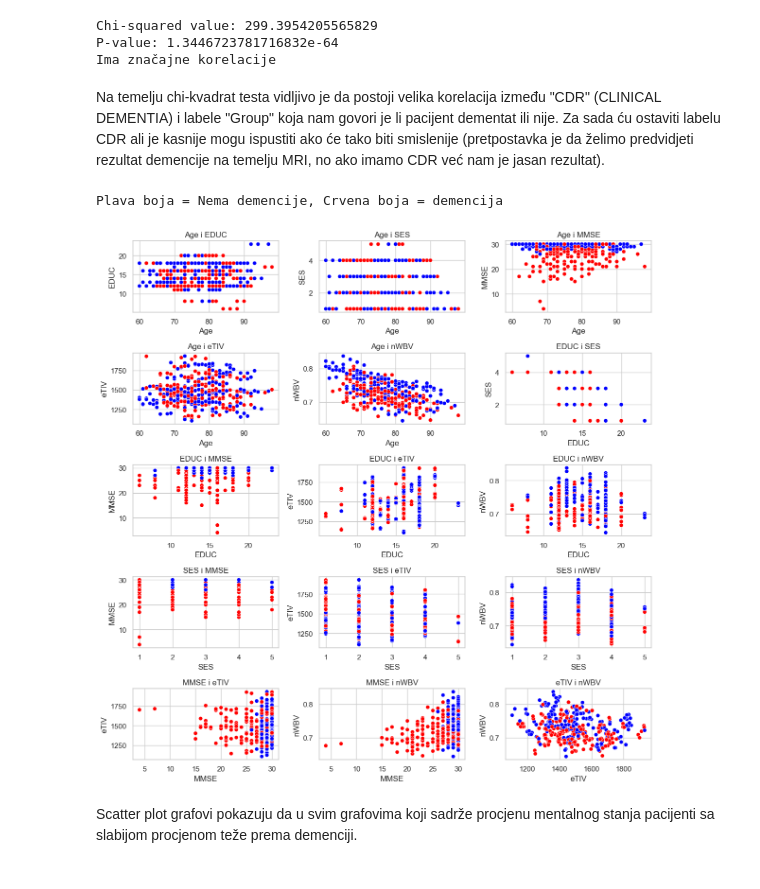
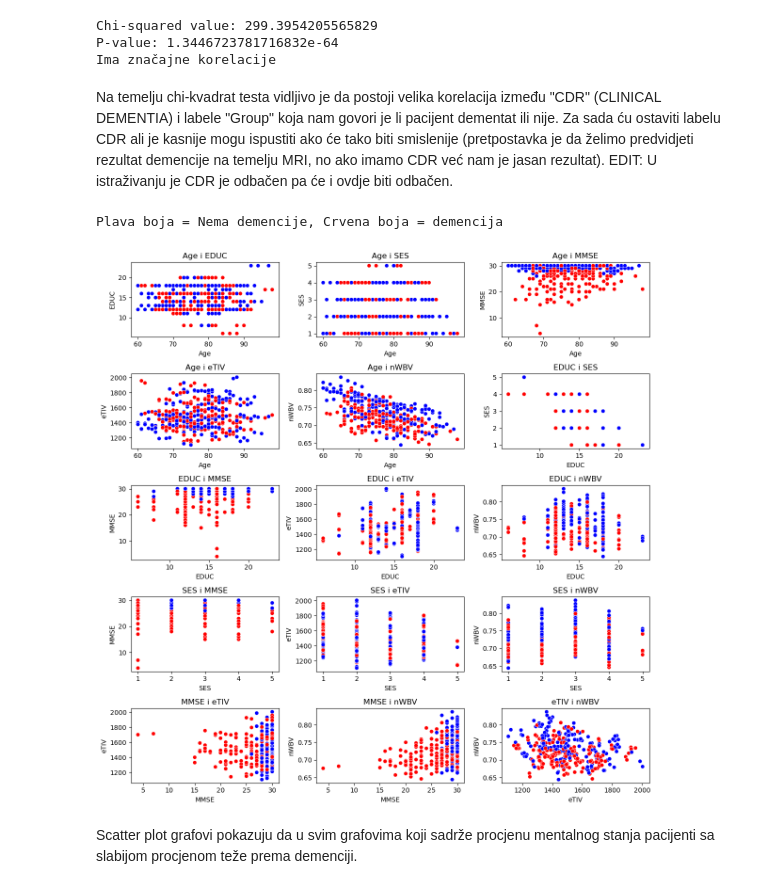
Before and after one commit to joshanak/Prediction-of-early-stage-Alzheimer-s, a Jupyter notebook: alzheimer-prediction.ipynb, the cells around one changed output. Saved outputs shown, nothing was run; the diff lists cells and outputs as text; code cells hidden in the pictures.

```diff
--- a/alzheimer-prediction.ipynb
+++ b/alzheimer-prediction.ipynb
@@ -140,29 +138,32 @@ Na temelju chi-kvadrat testa vidljivo je da postoji velika korelacija između "C
 koja nam govori je li pacijent dementat ili nije. Za sada ću ostaviti labelu CDR ali je kasnije mogu ispustiti ako
 će tako biti smislenije (pretpostavka je da želimo predvidjeti rezultat demencije na temelju MRI, no ako imamo
 CDR već nam je jasan rezultat).
+</br>
+EDIT:</BR>
+U istraživanju je CDR je odbačen pa će i ovdje biti odbačen.
 # %%
 from itertools import combinations
 print("Plava boja = Nema demencije, Crvena boja = demencija")
 feature_combinations = list(combinations(['Age', 'EDUC', 'SES', 'MMSE', 'eTIV', 'nWBV', 'Group'][:-1], 2))
 
 fig, axes = plt.subplots(5, 3, figsize=(12, 12))
 
 
 for i, combination in enumerate(feature_combinations):
-    row, col = divmod(i, n_cols)
+    row, col = divmod(i, 3)
     ax = axes[row, col]
 
     if i < len(feature_combinations):
-        sns.scatterplot(data=selected_dataset, x=combination[0], y=combination[1], hue="Group", palette={"Demented": "red", "Nondemented": "blue"}, ax=ax)
+        sns.scatterplot(data=input_dataset, x=combination[0], y=combination[1], hue="Group", palette={"Demented": "red", "Nondemented": "blue"}, ax=ax)
         ax.set_title(f"{combination[0]} i {combination[1]}")
         ax.legend().set_visible(False)
     else:
         fig.delaxes(ax)
 
 plt.tight_layout()
 # %% [output]
 Plava boja = Nema demencije, Crvena boja = demencija
-[figure, old version]
+[figure, new version]
 # %% [markdown]
 Scatter plot grafovi pokazuju da u svim grafovima koji sadrže procjenu mentalnog stanja pacijenti sa slabijom procjenom teže prema demenciji.
 # %%
```
Also changed, not shown: parts of 45 cells of this notebook.
